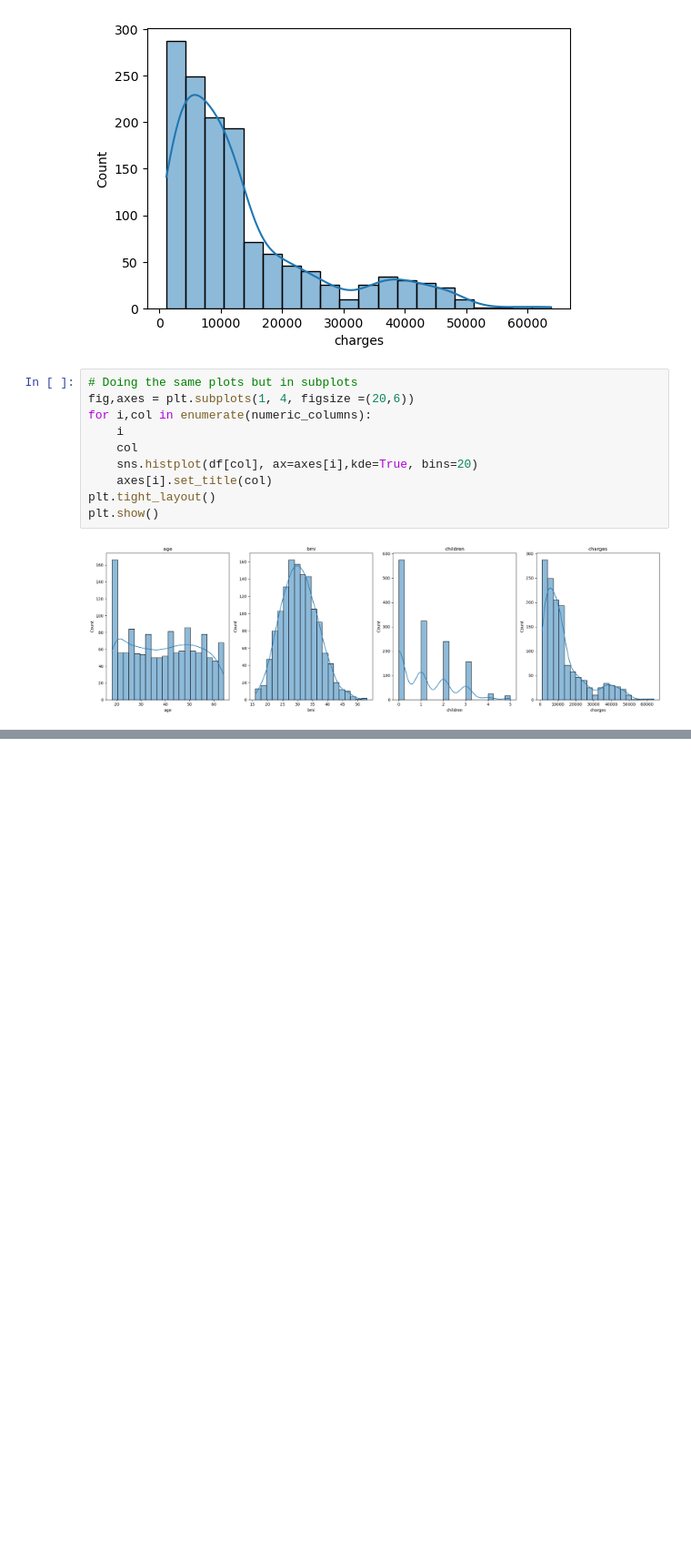
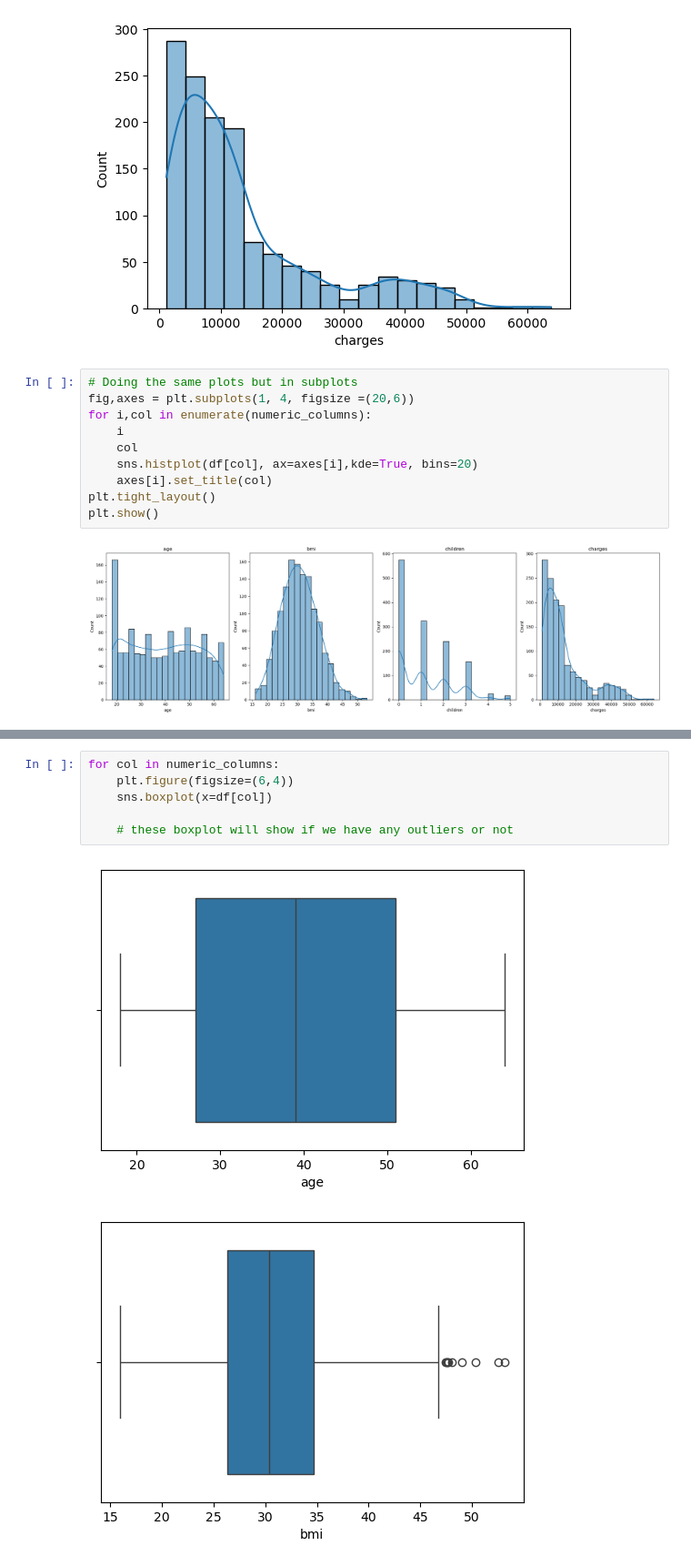
Before and after one commit to Md-Ruhul-Amin-Rony/MachineLearningYT_Sheriyan, a Jupyter notebook: insurance.ipynb, the cells around one changed output, grey strips where cells are left out. Shown at 91% size. Cells and saved outputs as stored; diff of their text form; blank space fills up the shorter version.

```diff
--- a/insurance.ipynb
+++ b/insurance.ipynb
@@ -110,0 +130,9 @@ plt.show()
+# %%
+for col in numeric_columns:
+    plt.figure(figsize=(6,4))
+    sns.boxplot(x=df[col])
+
+    # these boxplot will show if we have any outliers or not
+# %% [output]
+[figure, added]
+[figure, added]
```
Also changed, not shown: parts of 11 cells of this notebook.
